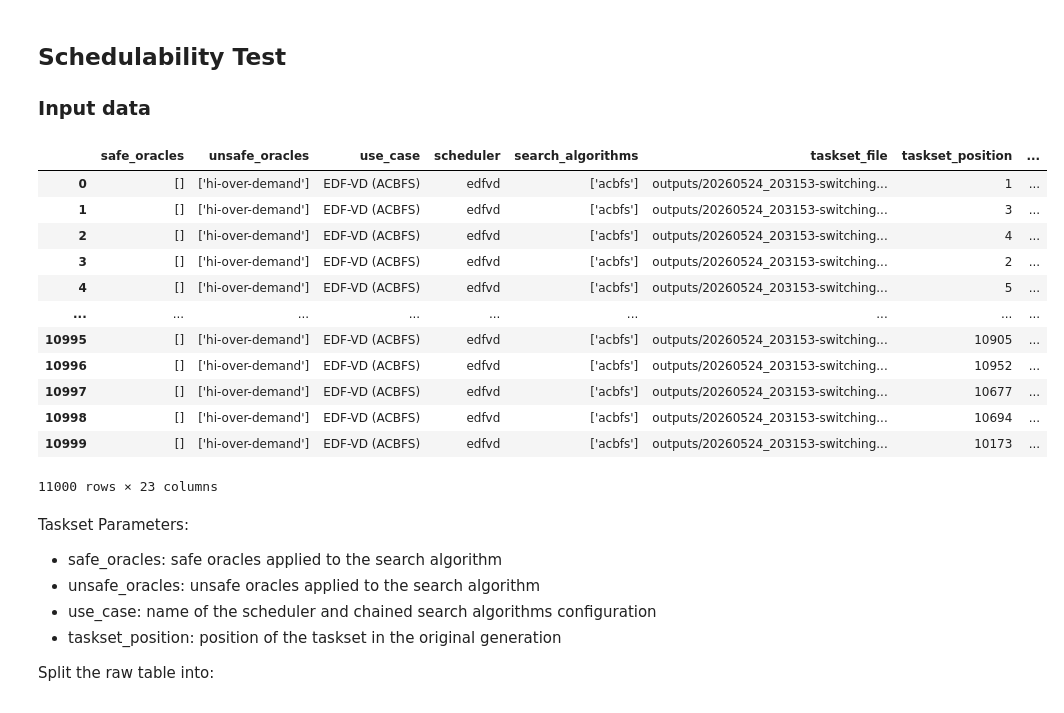
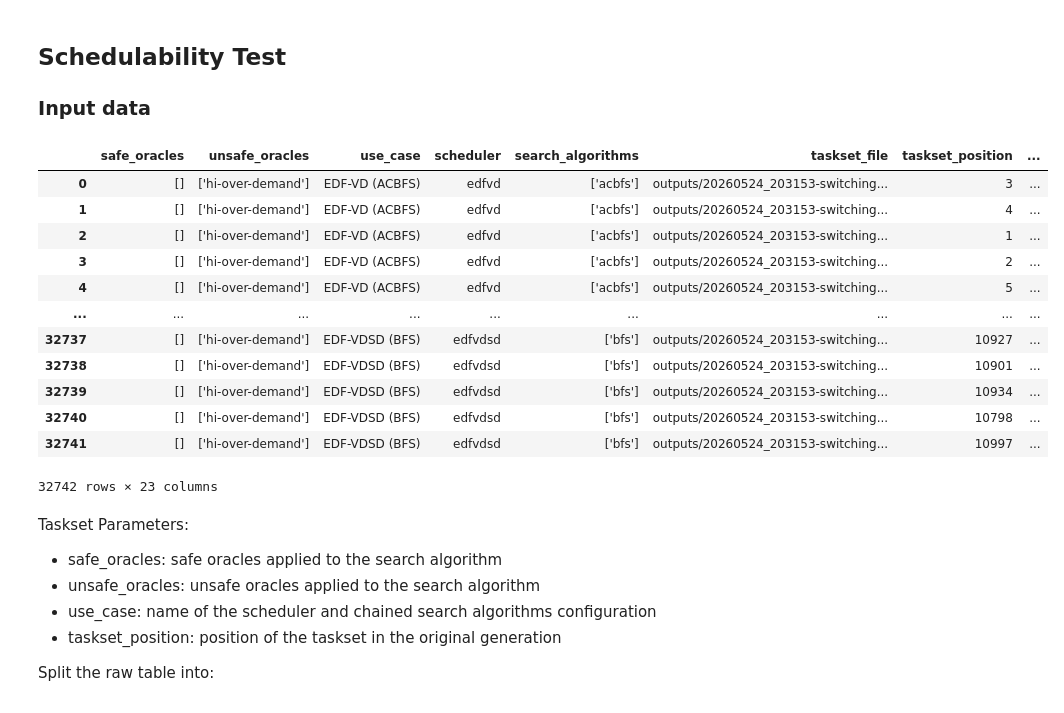
Before and after one commit to Jordan-Sun/mixed-criticality-graph-xp, a Jupyter notebook: notebooks/charts-rtss.ipynb, the cells around one changed output. Drawn from its saved outputs; the diff is of its cells as text; code cells hidden in the pictures.

Commit message:
Working EDFVDSD scheduler.

```diff
--- a/notebooks/charts-rtss.ipynb
+++ b/notebooks/charts-rtss.ipynb
@@ -307,39 +307,39 @@ f.savefig(
 ### Input data
 # %%
 # Load baseline results
-path = "./results/results-mcs_schedulability-2026-05-24_21-51-18.csv"
+path = "./results/results-mcs_schedulability-2026-05-24_23-23-43.csv"
 df_sch = pd.read_csv(path, sep=";")
 
 # Add test results from the latest test
 # Remove any existing results for the same use cases to avoid duplicates and print the ones removed
-# patch_paths = ["./results/results-mcs_schedulability-2026-05-13_20-15-53.csv"]
-patch_paths = []
+# patch_paths = []
+patch_paths = ["./results/results-mcs_schedulability-2026-05-25_11-47-27.csv", "./results/results-mcs_schedulability-2026-05-25_02-18-18.csv"]
 existing_use_cases = set(df_sch["use_case"].unique())
 for patch_path in patch_paths:
     df_patch = pd.read_csv(patch_path, sep=";")
     new_use_cases = set(df_patch["use_case"].unique())
     overwritten_use_cases = existing_use_cases.intersection(new_use_cases)
     if overwritten_use_cases:
         print(f"Overwriting use cases: {overwritten_use_cases}")
         df_sch = df_sch[~df_sch["use_case"].isin(overwritten_use_cases)]
     df_patch = df_patch[~df_patch["use_case"].isin(existing_use_cases)]
     df_sch = pd.concat([df_sch, df_patch], ignore_index=True)
 
 df_sch
 # %% [output]
 |  | safe_oracles | unsafe_oracles | use_case | scheduler | search_algorithms | taskset_file | taskset_position | ... |
-| 0 | [] | ['hi-over-demand'] | EDF-VD (ACBFS) | edfvd | ['acbfs'] | outputs/20260524_203153-switching... | 1 | ... |
-| 1 | [] | ['hi-over-demand'] | EDF-VD (ACBFS) | edfvd | ['acbfs'] | outputs/20260524_203153-switching... | 3 | ... |
-| 2 | [] | ['hi-over-demand'] | EDF-VD (ACBFS) | edfvd | ['acbfs'] | outputs/20260524_203153-switching... | 4 | ... |
+| 0 | [] | ['hi-over-demand'] | EDF-VD (ACBFS) | edfvd | ['acbfs'] | outputs/20260524_203153-switching... | 3 | ... |
+| 1 | [] | ['hi-over-demand'] | EDF-VD (ACBFS) | edfvd | ['acbfs'] | outputs/20260524_203153-switching... | 4 | ... |
+| 2 | [] | ['hi-over-demand'] | EDF-VD (ACBFS) | edfvd | ['acbfs'] | outputs/20260524_203153-switching... | 1 | ... |
 | 3 | [] | ['hi-over-demand'] | EDF-VD (ACBFS) | edfvd | ['acbfs'] | outputs/20260524_203153-switching... | 2 | ... |
 | 4 | [] | ['hi-over-demand'] | EDF-VD (ACBFS) | edfvd | ['acbfs'] | outputs/20260524_203153-switching... | 5 | ... |
 | ... | ... | ... | ... | ... | ... | ... | ... | ... |
-| 10995 | [] | ['hi-over-demand'] | EDF-VD (ACBFS) | edfvd | ['acbfs'] | outputs/20260524_203153-switching... | 10905 | ... |
-| 10996 | [] | ['hi-over-demand'] | EDF-VD (ACBFS) | edfvd | ['acbfs'] | outputs/20260524_203153-switching... | 10952 | ... |
-| 10997 | [] | ['hi-over-demand'] | EDF-VD (ACBFS) | edfvd | ['acbfs'] | outputs/20260524_203153-switching... | 10677 | ... |
-| 10998 | [] | ['hi-over-demand'] | EDF-VD (ACBFS) | edfvd | ['acbfs'] | outputs/20260524_203153-switching... | 10694 | ... |
-| 10999 | [] | ['hi-over-demand'] | EDF-VD (ACBFS) | edfvd | ['acbfs'] | outputs/20260524_203153-switching... | 10173 | ... |
+| 32737 | [] | ['hi-over-demand'] | EDF-VDSD (BFS) | edfvdsd | ['bfs'] | outputs/20260524_203153-switching... | 10927 | ... |
+| 32738 | [] | ['hi-over-demand'] | EDF-VDSD (BFS) | edfvdsd | ['bfs'] | outputs/20260524_203153-switching... | 10901 | ... |
+| 32739 | [] | ['hi-over-demand'] | EDF-VDSD (BFS) | edfvdsd | ['bfs'] | outputs/20260524_203153-switching... | 10934 | ... |
+| 32740 | [] | ['hi-over-demand'] | EDF-VDSD (BFS) | edfvdsd | ['bfs'] | outputs/20260524_203153-switching... | 10798 | ... |
+| 32741 | [] | ['hi-over-demand'] | EDF-VDSD (BFS) | edfvdsd | ['bfs'] | outputs/20260524_203153-switching... | 10997 | ... |
-11000 rows × 23 columns
+32742 rows × 23 columns
 # %% [markdown]
 Taskset Parameters:
 - safe_oracles: safe oracles applied to the search algorithm
```
Also changed, not shown: parts of 5 cells of this notebook, 6 other files.
